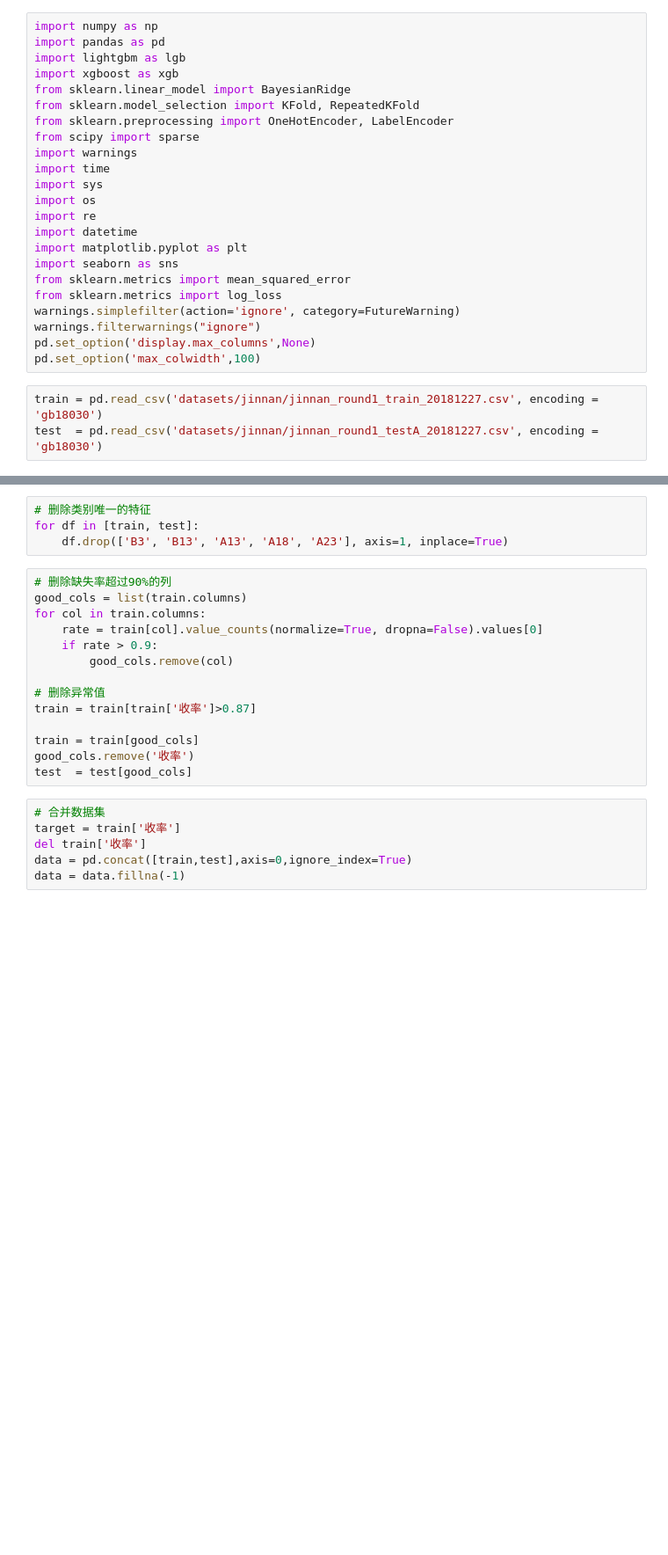
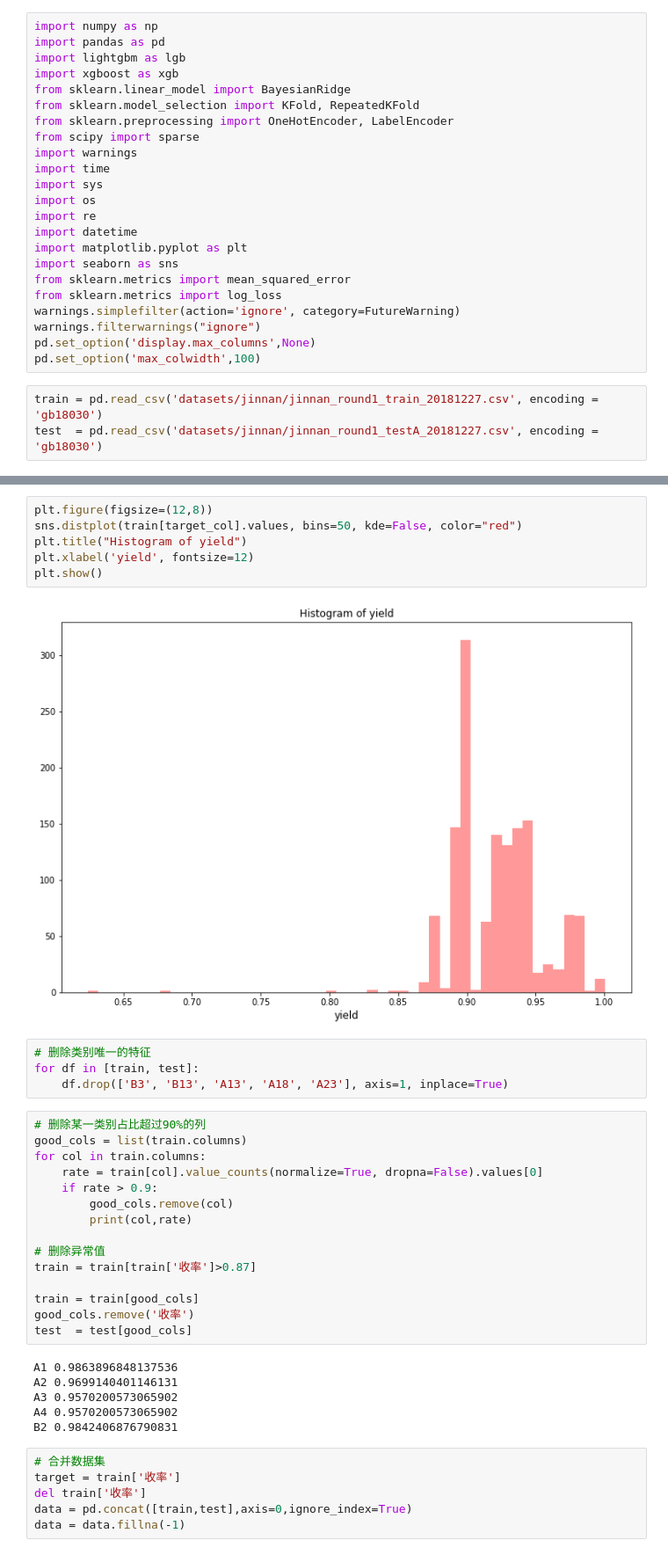
Before and after one commit to zmecust/machine-learning, a Jupyter notebook: jinnan.ipynb, the cells around one changed output, grey strips where cells are left out. Shown at 88% size. Saved outputs shown, nothing was run; the diff lists cells and outputs as text; blank space fills up the shorter version.

```diff
--- a/jinnan.ipynb
+++ b/jinnan.ipynb
@@ -27,14 +109,23 @@ test  = pd.read_csv('datasets/jinnan/jinnan_round1_testA_20181227.csv', encoding
+# %%
+plt.figure(figsize=(12,8))
+sns.distplot(train[target_col].values, bins=50, kde=False, color="red")
+plt.title("Histogram of yield")
+plt.xlabel('yield', fontsize=12)
+plt.show()
+# %% [output]
+[figure, added]
 # %%
 # 删除类别唯一的特征
 for df in [train, test]:
     df.drop(['B3', 'B13', 'A13', 'A18', 'A23'], axis=1, inplace=True)
 # %%
-# 删除缺失率超过90%的列
+# 删除某一类别占比超过90%的列
 good_cols = list(train.columns)
 for col in train.columns:
     rate = train[col].value_counts(normalize=True, dropna=False).values[0]
     if rate > 0.9:
         good_cols.remove(col)
+        print(col,rate)
 
 # 删除异常值
 train = train[train['收率']>0.87]
@@ -42,6 +133,12 @@ train = train[train['收率']>0.87]
 train = train[good_cols]
 good_cols.remove('收率')
 test  = test[good_cols]
+# %% [output]
+A1 0.9863896848137536
+A2 0.9699140401146131
+A3 0.9570200573065902
+A4 0.9570200573065902
+B2 0.9842406876790831
 # %%
 # 合并数据集
 target = train['收率']
```
Also changed, not shown: parts of 23 cells of this notebook.
